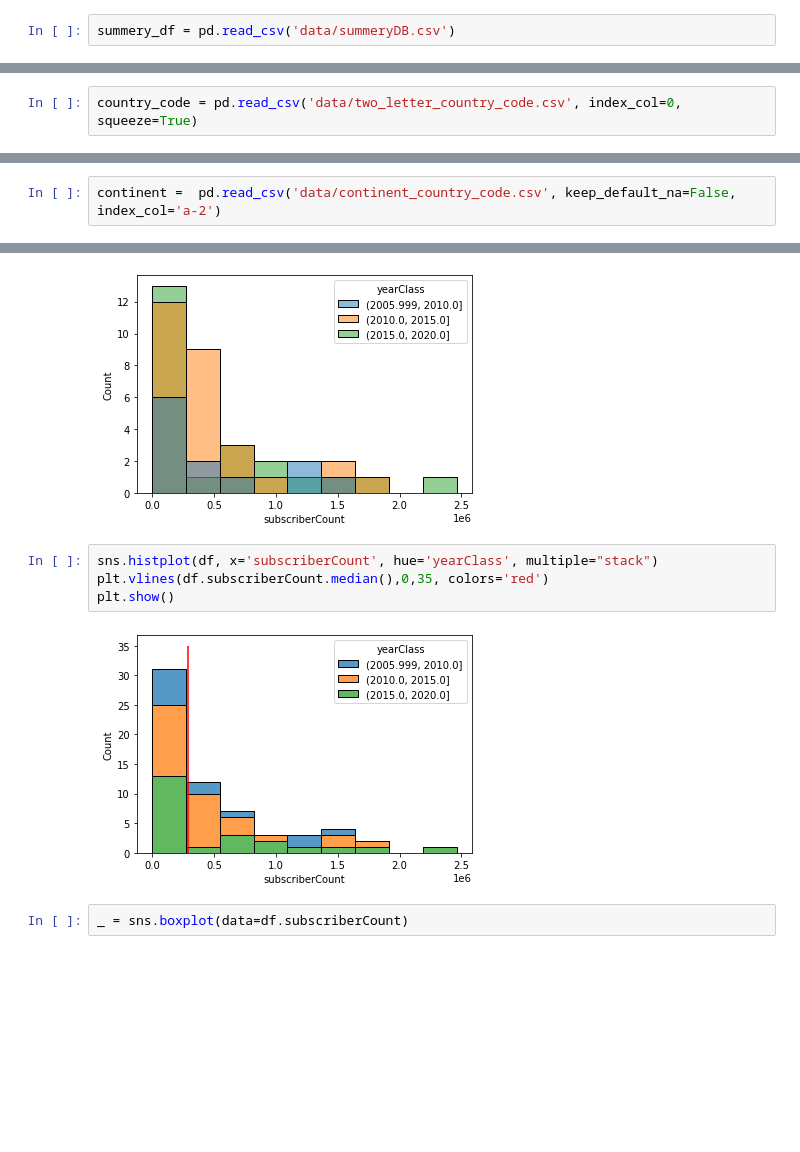
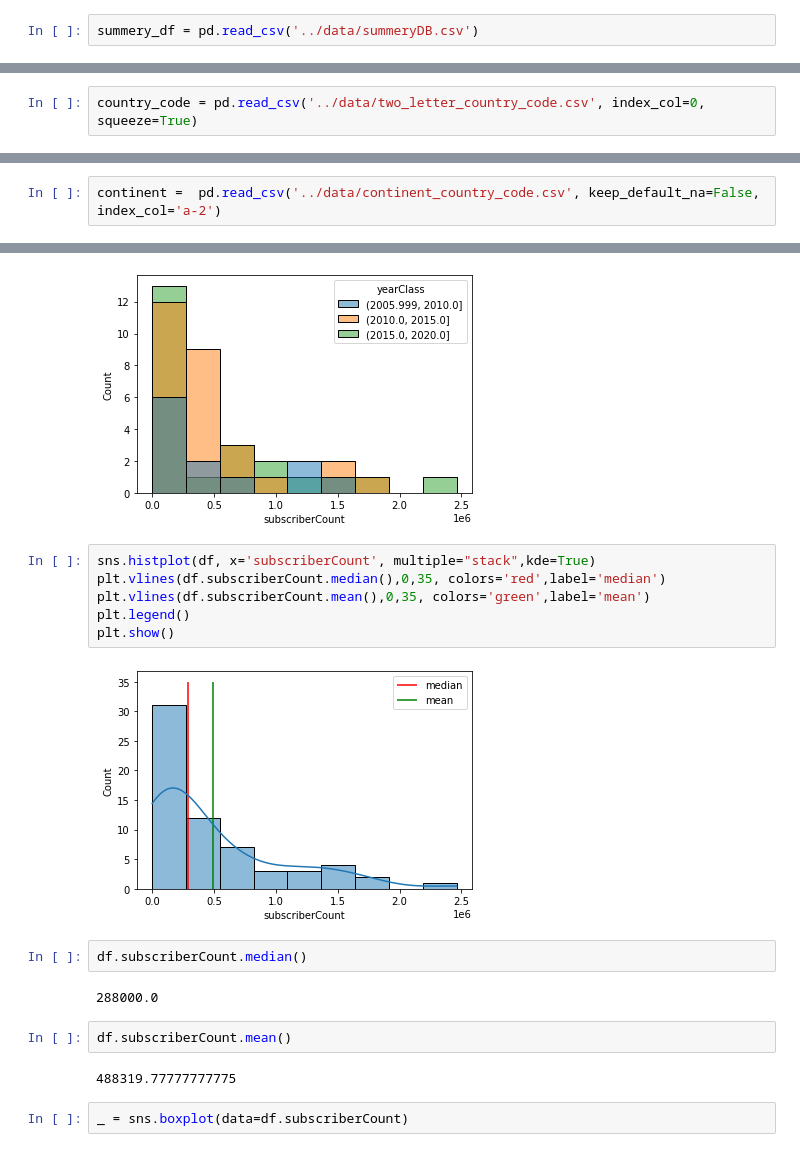
Before and after one commit to zakicode19/YouTubeApi, a Jupyter notebook: notebook/analyzing_summeryDB.ipynb, the cells around one changed output, grey strips where cells are left out. Saved outputs shown, nothing was run; the diff lists cells and outputs as text; blank space fills up the shorter version.

```diff
--- a/notebook/analyzing_summeryDB.ipynb
+++ b/notebook/analyzing_summeryDB.ipynb
@@ -32,7 +32,7 @@ import matplotlib.pyplot as plt
 # %% [markdown]
 ### Data preparation <a class='anchor' id='chapter1'>
 # %%
-summery_df = pd.read_csv('data/summeryDB.csv')
+summery_df = pd.read_csv('../data/summeryDB.csv')
 # %% [markdown]
 #### Exploring the data <a class='anchor' id='section1'>
 # %%
@@ -216,7 +216,7 @@ country_count = summery_df.country.value_counts()
 It will be easier to recognize the country if we add the country name instead of only having the country code.
 In [The two-letter country code](country_abbreviation.ipynb) jupyter notebook, we have created a database that associates each country with the corresponding country code. This dataset will be used to create the new column `country` and the current column `country` will be renamed `countryCode`.
 # %%
-country_code = pd.read_csv('data/two_letter_country_code.csv', index_col=0,  squeeze=True)
+country_code = pd.read_csv('../data/two_letter_country_code.csv', index_col=0,  squeeze=True)
 # %%
 country_code.head()
 # %% [output]
@@ -331,7 +331,7 @@ memory usage: 8.0+ KB
 # %% [markdown]
 ##### Continent name column
 # %%
-continent =  pd.read_csv('data/continent_country_code.csv', keep_default_na=False, index_col='a-2')
+continent =  pd.read_csv('../data/continent_country_code.csv', keep_default_na=False, index_col='a-2')
 # %%
 continent.head()
 # %% [output]
@@ -849,11 +859,21 @@ _ = sns.histplot(df, x='subscriberCount', hue='yearClass')
 # %% [output]
 [figure]
 # %%
-sns.histplot(df, x='subscriberCount', hue='yearClass', multiple="stack")
-plt.vlines(df.subscriberCount.median(),0,35, colors='red')
+sns.histplot(df, x='subscriberCount', multiple="stack",kde=True)
+plt.vlines(df.subscriberCount.median(),0,35, colors='red',label='median')
+plt.vlines(df.subscriberCount.mean(),0,35, colors='green',label='mean')
+plt.legend()
 plt.show()
 # %% [output]
-[figure, old version]
+[figure, new version]
+# %%
+df.subscriberCount.median()
+# %% [output]
+288000.0
+# %%
+df.subscriberCount.mean()
+# %% [output]
+488319.77777777775
 # %%
 _ = sns.boxplot(data=df.subscriberCount)
 # %% [output]
```
Also changed, not shown: parts of 24 cells of this notebook, 9 other files.
